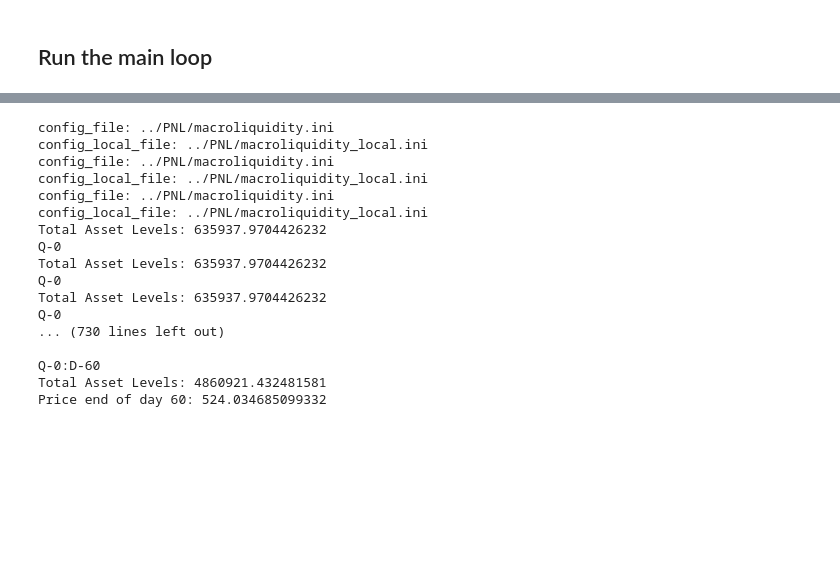
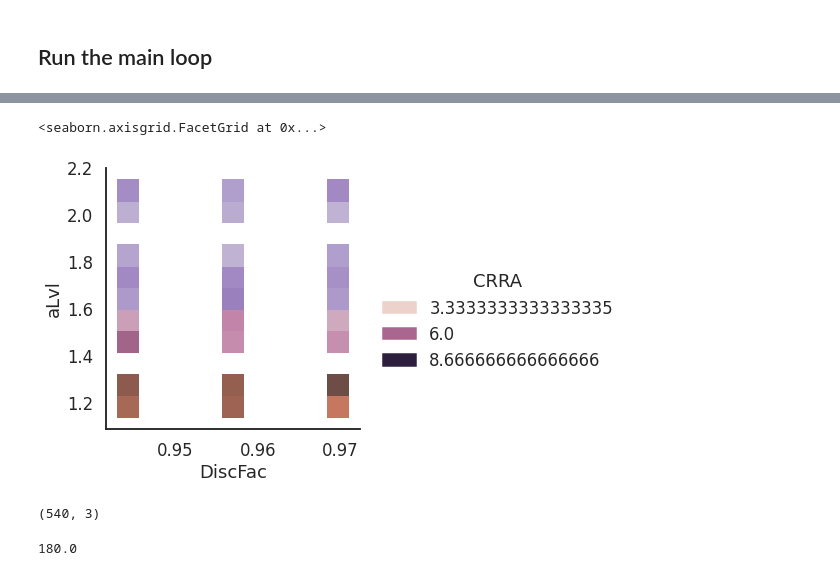
Before and after one commit to sbenthall/SHARKFin, a Jupyter notebook: HARK/Macro-Micro Foundations Demo Code.ipynb, the cells around one changed output, grey strips where cells are left out. Cells and saved outputs as stored; diff of their text form; code cells hidden in the pictures; blank space fills up the shorter version.

```diff
--- a/HARK/Macro-Micro Foundations Demo Code.ipynb
+++ b/HARK/Macro-Micro Foundations Demo Code.ipynb
@@ -84,23 +92,12 @@ This is to set up the agent parameters and quantities used in the simulation.
 
 `pLvlInitMean` and `pLvlInitStd` are the mean and standard deviation of the initial level of permanent income of the agents.
 # %%
-## List of tuples:
-##  ( parameters, (i.e. coefficient of relative risk aversion CRRA)
-##    number of agents represented,
-##    ( initial risky percent, $$$ in risky asset, $$$ in riskless asset)
-agent_classes = [
-    {
-        'CRRA': 2, #2, The level in cstwMPC paper 1.0
-        'AgentCount' : 10
-    }] * 20 + \
-    [{
-        'CRRA': 5, #3,
-        'AgentCount' : 10
-    }] * 20 + \
-    [{
-        'CRRA': 10, #10,
-        'AgentCount' : 10
-    }] * 20
+import math
+
+dist_params = {
+    'CRRA' : {'bot' : 2, 'top' : 10, 'n' : 3}, # Chosen for "interesting" results
+    'DiscFac' : {'bot' : 0.936, 'top' : 0.978, 'n' : 3} # from CSTW "MPC" results
+}
 
 # Get empirical data from Sabelhaus and Song
 ssvp = sabelhaus_song_var_profile()
@@ -666,26 +721,23 @@ report(_11)
+# %%
+import seaborn as sns
+
+sns.displot(pop.data(), x='DiscFac', y='aLvl', hue='CRRA')
+# %% [output]
+<seaborn.axisgrid.FacetGrid at 0x...>
+[figure, added]
+# %%
+pop.data().shape
+# %% [output]
+(540, 3)
+# %%
+540 / 3
+# %% [output]
+180.0
 # %%
-import multiprocessing
+#import multiprocessing
 
-inputs = range(3)
+#inputs = range(3)
 
-pool = multiprocessing.Pool()
-records = pool.map(run_simulation, inputs)
-pool.close()
+#pool = multiprocessing.Pool()
+#records = pool.map(run_simulation, inputs)
+#pool.close()
-# %% [output]
-config_file: ../PNL/macroliquidity.ini
-config_local_file: ../PNL/macroliquidity_local.ini
-config_file: ../PNL/macroliquidity.ini
-config_local_file: ../PNL/macroliquidity_local.ini
-config_file: ../PNL/macroliquidity.ini
-config_local_file: ../PNL/macroliquidity_local.ini
-Total Asset Levels: 635937.9704426232
-Q-0
-Total Asset Levels: 635937.9704426232
-Q-0
-Total Asset Levels: 635937.9704426232
-Q-0
-... (730 lines left out)
-
-Q-0:D-60
-Total Asset Levels: 4860921.432481581
-Price end of day 60: 524.034685099332
```
Also changed, not shown: parts of 11 cells of this notebook, 1 other file.
